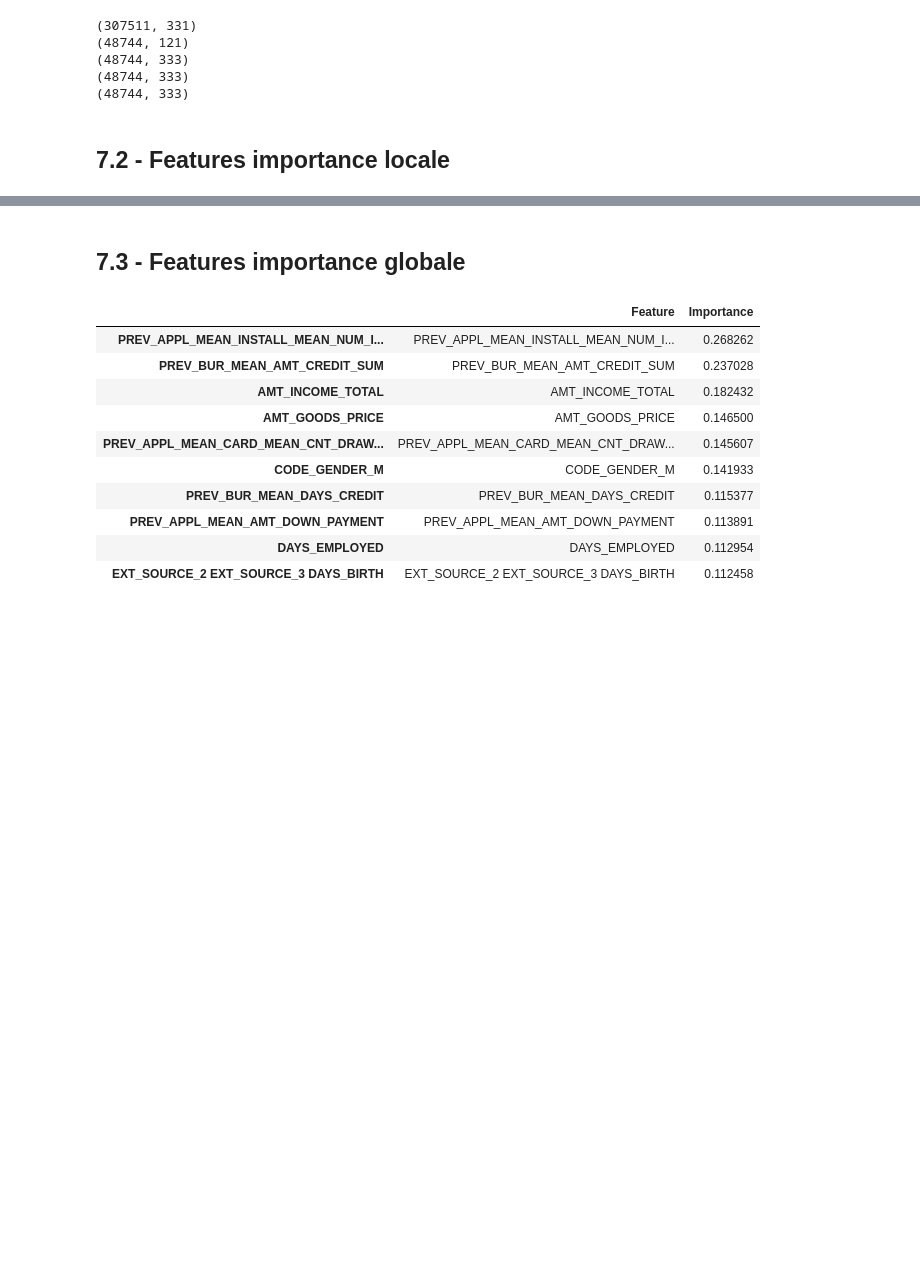
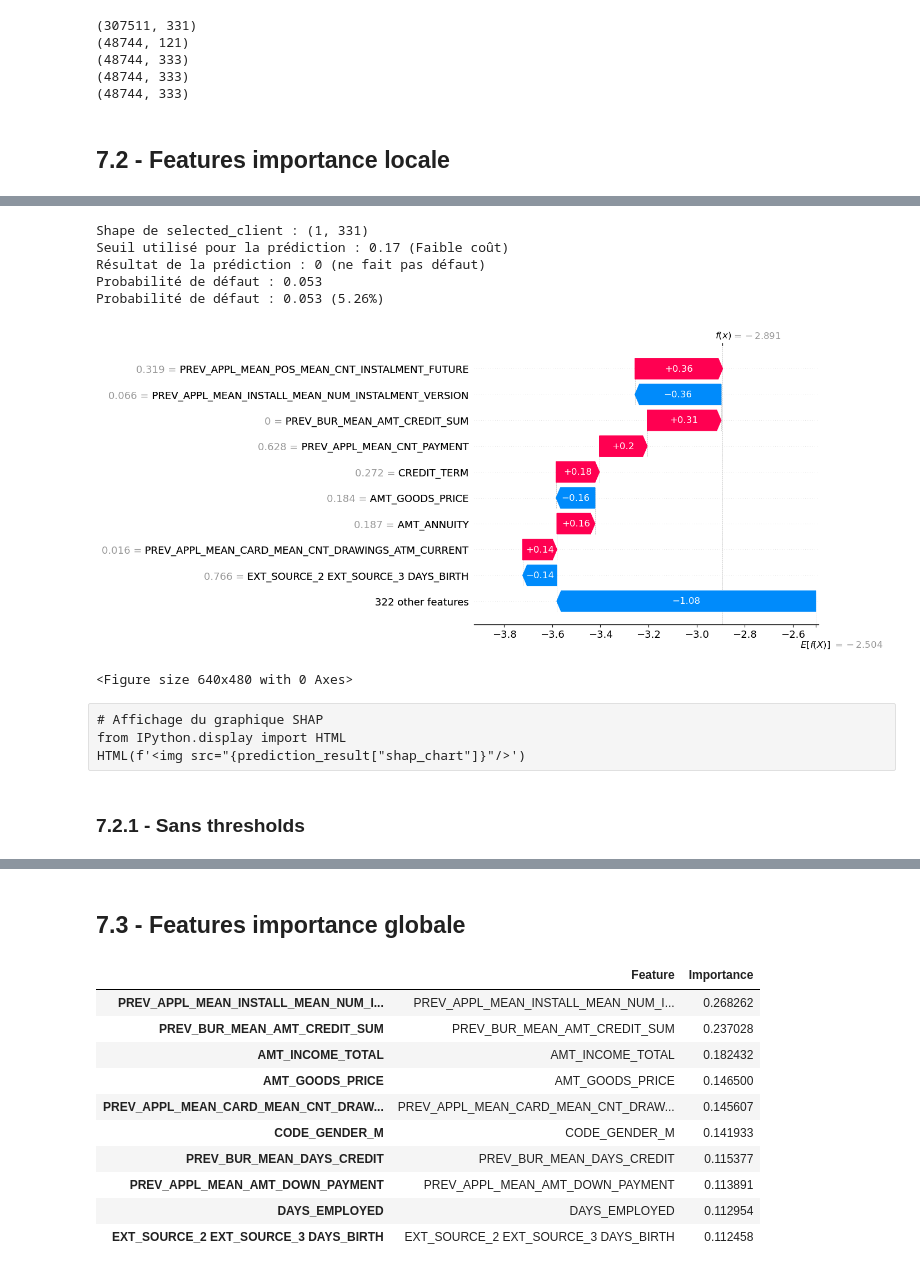
Before and after one commit to GaryMauger/P7_implementer_modele_scoring, a Jupyter notebook: Projet_7_2.ipynb, the cells around one changed output, grey strips where cells are left out. Saved outputs shown, nothing was run; the diff lists cells and outputs as text; code cells hidden in the pictures; blank space fills up the shorter version.

Commit message:
streamlit predict

```diff
--- a/Projet_7_2.ipynb
+++ b/Projet_7_2.ipynb
@@ -1907,7 +2124,7 @@ Le choix final doit être aligné avec la **stratégie de risque** et les **obje
 ## 7.1 - Préparation des données de test
 # %%
 # Spécifier le chemin du modèle
-model_path = "file:///C:/Users/mauge/Documents/github/P7_implementer_modele_scoring/mlartifacts/950890628191069861/e31f1e6f9ec0467f87578900af3c4d68/artifacts/model"
+model_path = "file:///C:/Users/mauge/Documents/github/P7_implementer_modele_scoring/mlartifacts/535513794895831126/144f60891d2140538a6daad907da28a3/artifacts/model"
 data_path = "C:/Users/mauge/Documents/github/P7_implementer_modele_scoring/"
 # %%
 # Charger le modèle à partir du chemin local
@@ -2149,2 +2292,0 @@ proba, prediction, selected_client[feats]
-# %%
-selected_client = selected_client.drop(columns=['SK_ID_CURR', 'TARGET'])
@@ -2237,0 +2392,15 @@ HTML(f'<img src="{prediction_result["shap_chart"]}"/>')
+# %%
+# Exemple d'utilisation
+client_id = 372060  # Remplacez par l'ID du client que vous voulez prédire
+prediction_result = predict_credit(client_id, seuil_nom="faible")
+
+# Afficher uniquement le résultat, la probabilité, le seuil et le nom du seuil
+result = prediction_result["result"]
+proba = prediction_result["proba"]
+seuil = prediction_result["seuil"]
+seuil_nom = prediction_result["seuil_nom"]
+defaut = prediction_result["defaut"]
+
+print(f"Résultat de la prédiction : {result} ({defaut})")
+print(f"Probabilité de défaut : {proba:.3f}")  # Affichage formaté à trois décimales
+print(f"Seuil utilisé pour la prédiction : {seuil:.2f} ({seuil_nom})")  # Affichage du seuil et de son nom
@@ -2237,0 +2513,40 @@ HTML(f'<img src="{prediction_result["shap_chart"]}"/>')
+# %%
+def get_shap_waterfall_chart(client_id: float, feature_count: int = 10, seuil_nom="modere"):
+    """
+    Génère un graphique SHAP waterfall et renvoie la probabilité, la prédiction et le seuil utilisé.
+    """
+    # Utiliser la fonction predict pour obtenir les caractéristiques, la probabilité, et le seuil
+    proba, prediction, selected_client, seuil_utilise, seuil_nom_affiche = predict(client_id, seuil_nom=seuil_nom)
+
+    # Vérifiez que 'selected_client' est bien formé pour SHAP
+    print(f"Shape de selected_client : {selected_client.shape}")
+    print(f"Seuil utilisé pour la prédiction : {seuil_utilise} ({seuil_nom_affiche})")
+    print(f"Résultat de la prédiction : {result} ({defaut})")
+    print(f"Probabilité de défaut : {proba:.3f} ({proba * 100:.2f}%)")
+
+    # Créer le graphique waterfall SHAP
+    shap_chart = shap_waterfall_chart(selected_client, model, feat_number=feature_count)
+
+    return {
+        "shap_chart": shap_chart,
+        "probability": proba,
+        "prediction": prediction,
+        "seuil_utilise": seuil_utilise,
+        "seuil_nom": seuil_nom_affiche
+    }
+# %%
+prediction_result = get_shap_waterfall_chart(client_id, seuil_nom="faible")
+# %% [output]
+Shape de selected_client : (1, 331)
+Seuil utilisé pour la prédiction : 0.17 (Faible coût)
+Résultat de la prédiction : 0 (ne fait pas défaut)
+Probabilité de défaut : 0.053
+Probabilité de défaut : 0.053 (5.26%)
+[figure, added]
+<Figure size 640x480 with 0 Axes>
+# %% [raw]
+# Affichage du graphique SHAP
+from IPython.display import HTML
+HTML(f'<img src="{prediction_result["shap_chart"]}"/>')
+# %% [markdown]
+### 7.2.1 - Sans thresholds
```
Also changed, not shown: parts of 98 cells of this notebook, 6 other files.
